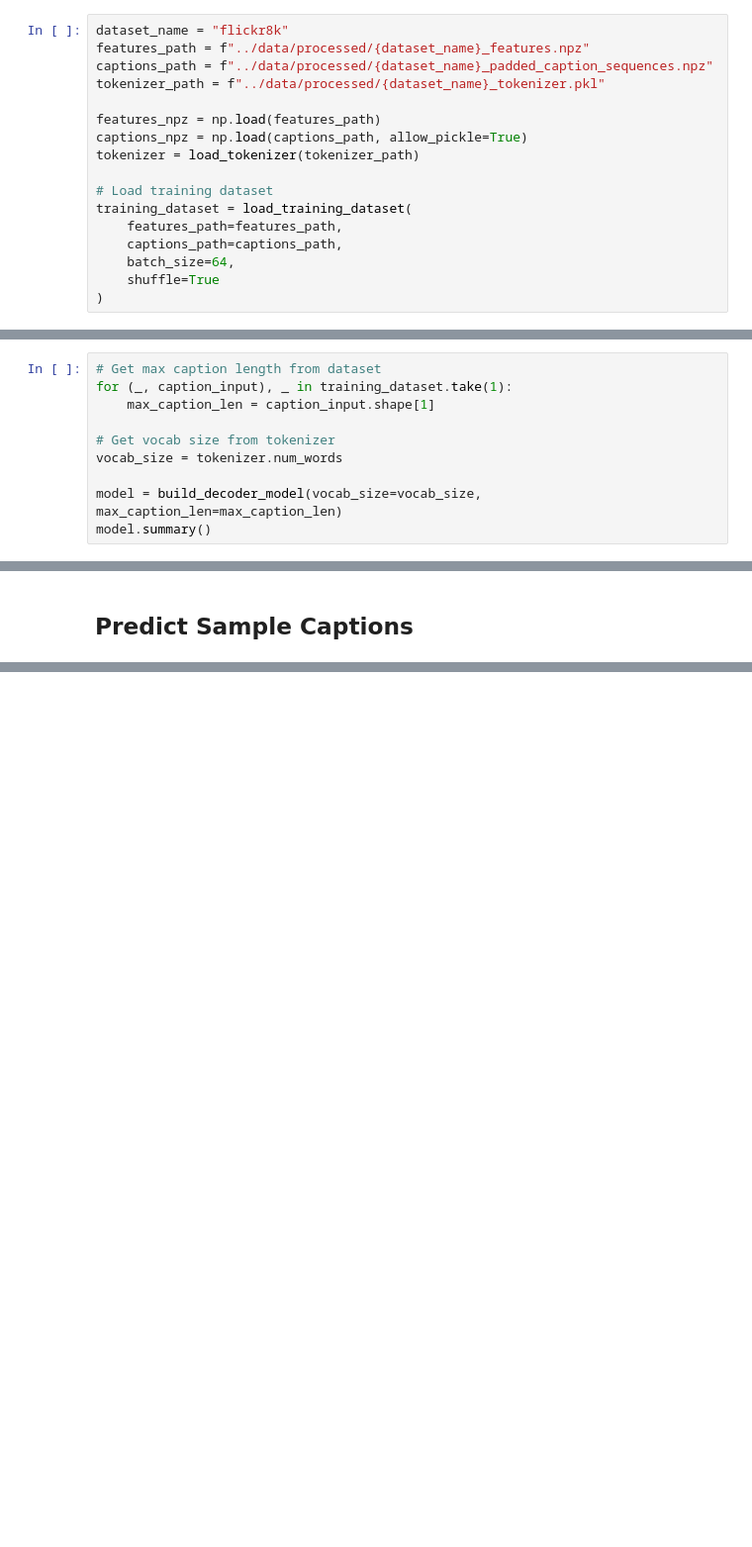
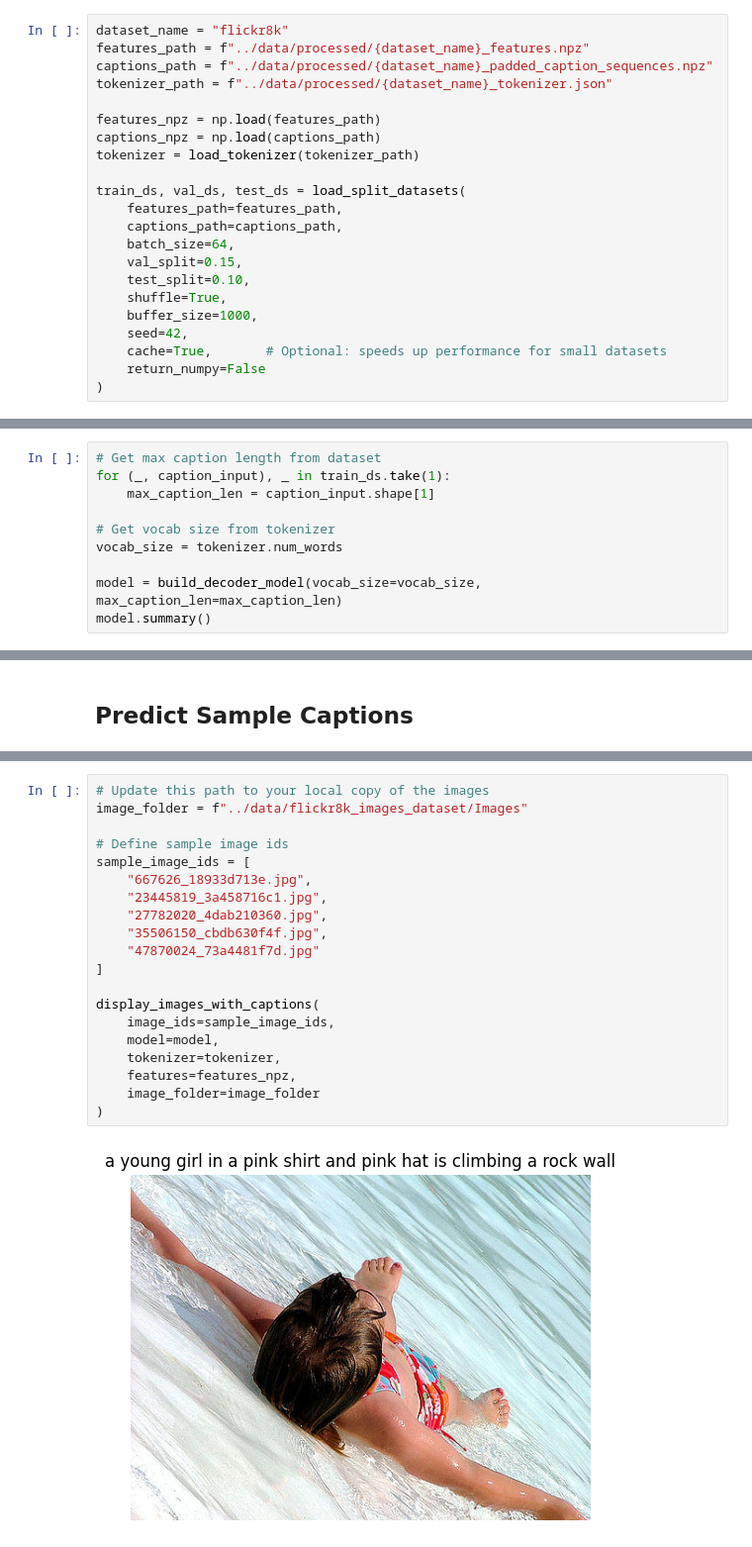
Before and after one commit to desireereid196/GenAI_Project, a Jupyter notebook: notebooks/modeling_usage_example.ipynb, the cells around one changed output, grey strips where cells are left out. Shown at 99% size. Cells and saved outputs as stored; diff of their text form; blank space fills up the shorter version.

Commit message:
updated model and weights with split dataset logic

```diff
--- a/notebooks/modeling_usage_example.ipynb
+++ b/notebooks/modeling_usage_example.ipynb
@@ -40,17 +24,22 @@ Random seed set to 42
 dataset_name = "flickr8k"
 features_path = f"../data/processed/{dataset_name}_features.npz"
 captions_path = f"../data/processed/{dataset_name}_padded_caption_sequences.npz"
-tokenizer_path = f"../data/processed/{dataset_name}_tokenizer.pkl"
+tokenizer_path = f"../data/processed/{dataset_name}_tokenizer.json"
 
 features_npz = np.load(features_path)
-captions_npz = np.load(captions_path, allow_pickle=True)
+captions_npz = np.load(captions_path)
 tokenizer = load_tokenizer(tokenizer_path)
 
-# Load training dataset
-training_dataset = load_training_dataset(
+train_ds, val_ds, test_ds = load_split_datasets(
     features_path=features_path,
     captions_path=captions_path,
     batch_size=64,
-    shuffle=True
+    val_split=0.15,
+    test_split=0.10,
+    shuffle=True,
+    buffer_size=1000,
+    seed=42,
+    cache=True,       # Optional: speeds up performance for small datasets
+    return_numpy=False
 )
 # %% [output]
@@ -60,7 +48,7 @@ training_dataset = load_training_dataset(
 ## Build Model
 # %%
 # Get max caption length from dataset
-for (_, caption_input), _ in training_dataset.take(1):
+for (_, caption_input), _ in train_ds.take(1):
     max_caption_len = caption_input.shape[1]
 
 # Get vocab size from tokenizer
@@ -161,0 +137,22 @@ display_images_with_captions(
+# %%
+# Update this path to your local copy of the images
+image_folder = f"../data/flickr8k_images_dataset/Images"
+
+# Define sample image ids
+sample_image_ids = [
+    "667626_18933d713e.jpg",
+    "23445819_3a458716c1.jpg",
+    "27782020_4dab210360.jpg",
+    "35506150_cbdb630f4f.jpg",
+    "47870024_73a4481f7d.jpg"
+]
+
+display_images_with_captions(
+    image_ids=sample_image_ids,
+    model=model,
+    tokenizer=tokenizer,
+    features=features_npz,
+    image_folder=image_folder
+)
+# %% [output]
+[figure, added]
```
Also changed, not shown: parts of 14 cells of this notebook, 3 other files.
